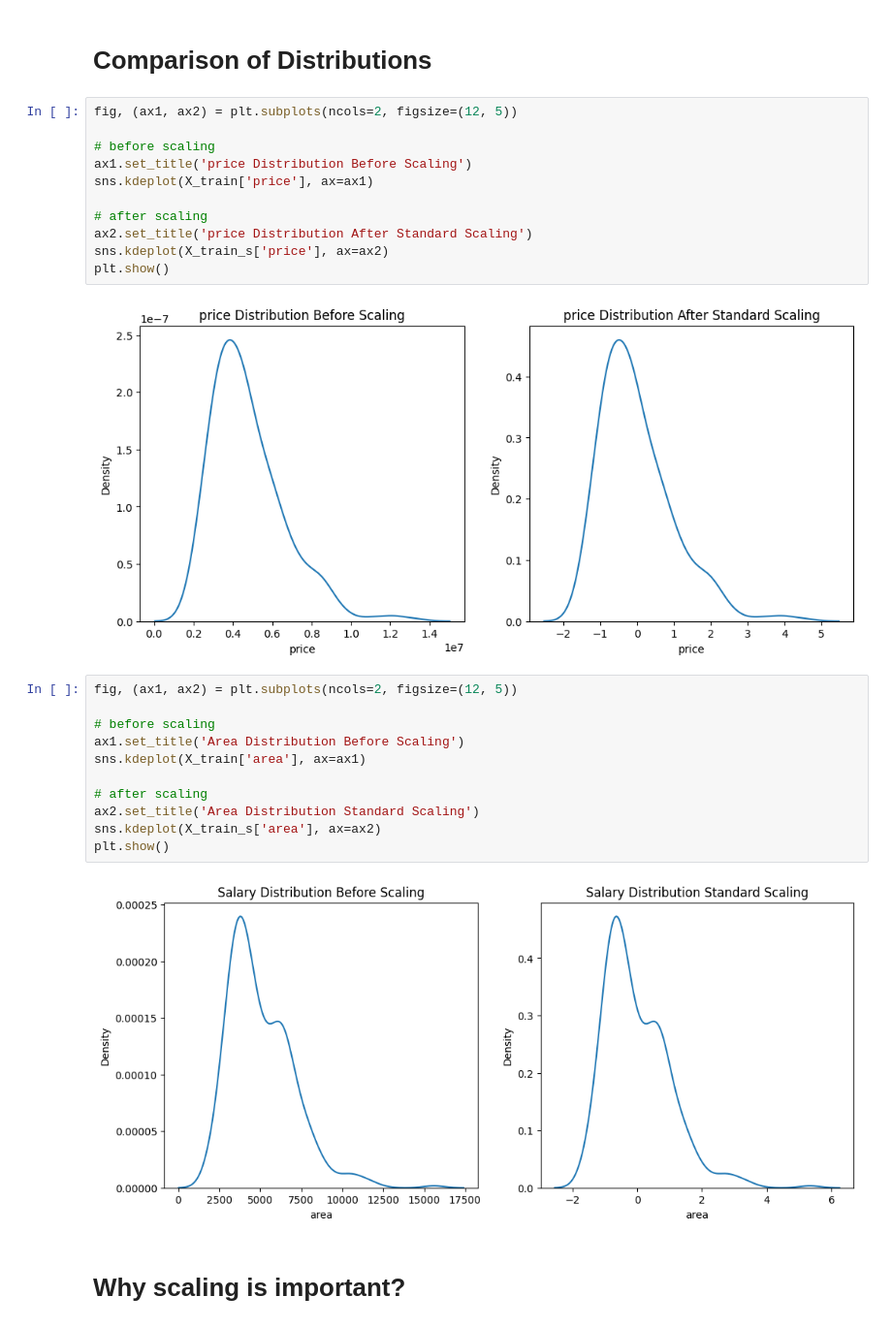
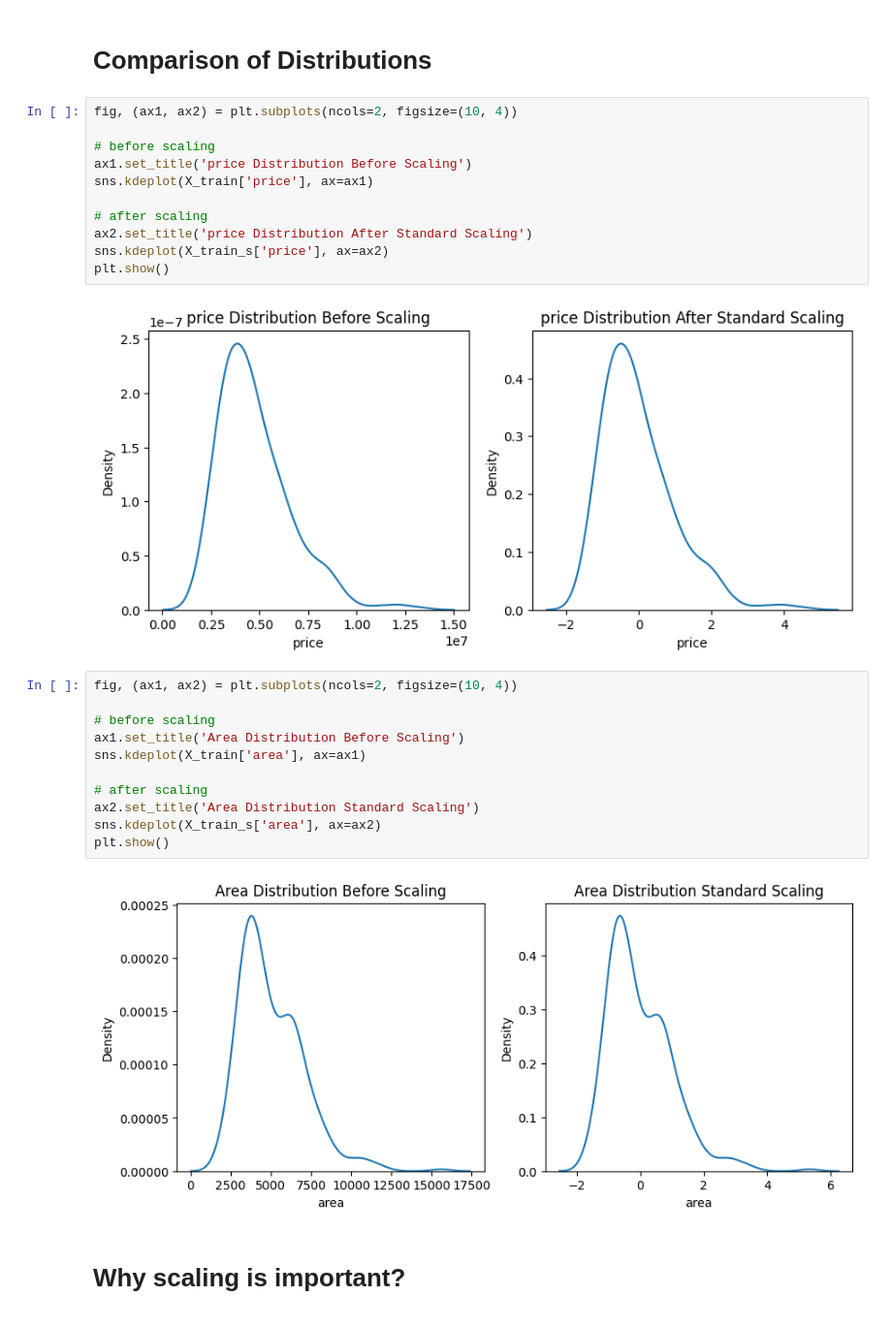
Before and after one commit to skm22/RICR---Data-Science, a Jupyter notebook: Notes/5. Feature Engineering/Feature Scaling/1. RICR Standardization Class Notes.ipynb, the cells around one changed output. Shown at 97% size. Drawn from its saved outputs; the diff is of its cells as text.

```diff
--- a/Notes/5. Feature Engineering/Feature Scaling/1. RICR Standardization Class Notes.ipynb
+++ b/Notes/5. Feature Engineering/Feature Scaling/1. RICR Standardization Class Notes.ipynb
@@ -186,7 +203,7 @@ plt.show()
 # %% [markdown]
 # Comparison of Distributions
 # %%
-fig, (ax1, ax2) = plt.subplots(ncols=2, figsize=(12, 5))
+fig, (ax1, ax2) = plt.subplots(ncols=2, figsize=(10, 4))
 
 # before scaling
 ax1.set_title('price Distribution Before Scaling')
@@ -197,20 +214,20 @@ ax2.set_title('price Distribution After Standard Scaling')
 sns.kdeplot(X_train_s['price'], ax=ax2)
 plt.show()
 # %% [output]
-[figure, old version]
+[figure, new version]
 # %%
-fig, (ax1, ax2) = plt.subplots(ncols=2, figsize=(12, 5))
+fig, (ax1, ax2) = plt.subplots(ncols=2, figsize=(10, 4))
 
 # before scaling
 ax1.set_title('Area Distribution Before Scaling')
 sns.kdeplot(X_train['area'], ax=ax1)
 
 # after scaling
 ax2.set_title('Area Distribution Standard Scaling')
 sns.kdeplot(X_train_s['area'], ax=ax2)
 plt.show()
 # %% [output]
-[figure, old version]
+[figure, new version]
 # %% [markdown]
 # Why scaling is important?
 # %%
```
Also changed, not shown: parts of 15 cells of this notebook, 2 other files.
